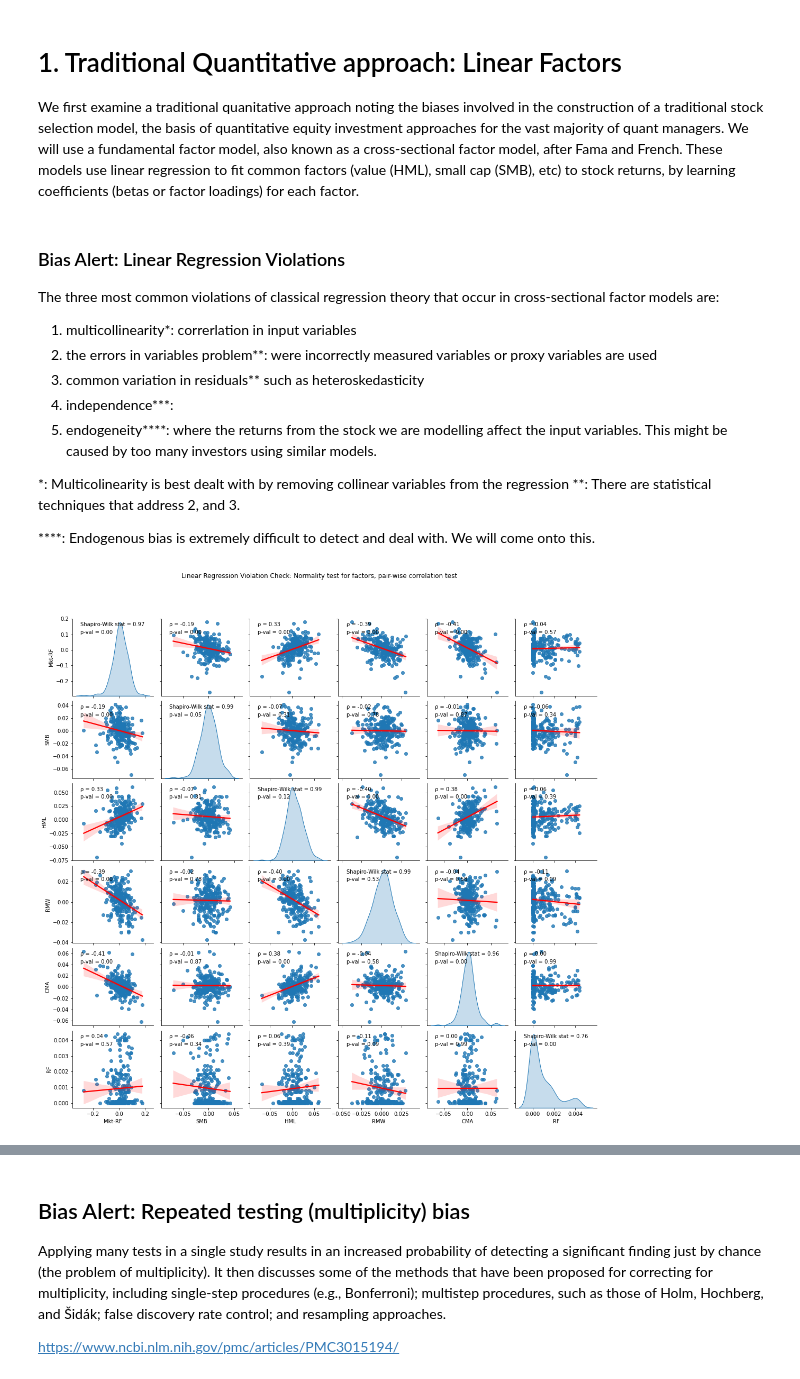
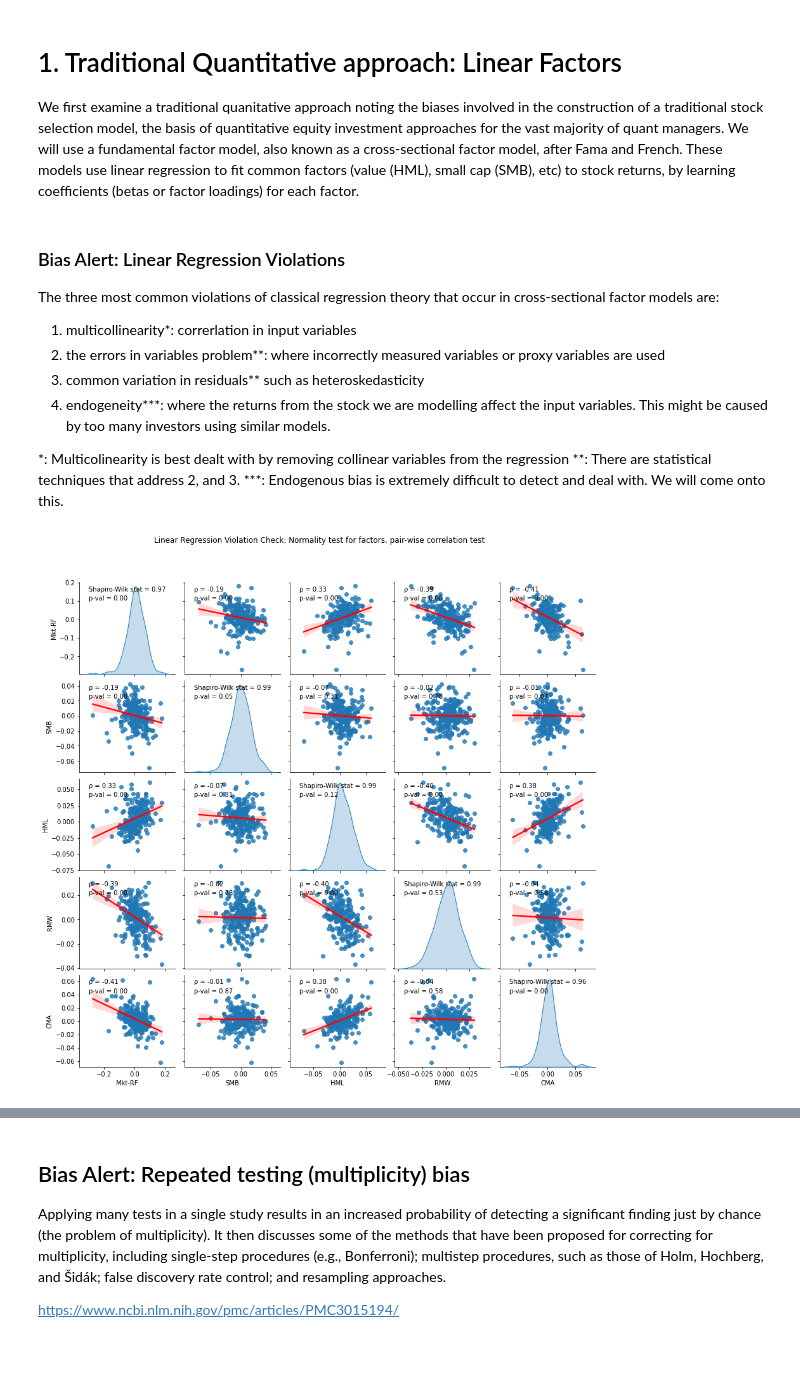
Before and after one commit to danphilps/Investment-SAI, a Jupyter notebook: M6_Investment.ipynb, the cells around one changed output, grey strips where cells are left out. Drawn from its saved outputs; the diff is of its cells as text; code cells hidden in the pictures; blank space fills up the shorter version.

```diff
--- a/M6_Investment.ipynb
+++ b/M6_Investment.ipynb
@@ -143,0 +120,7 @@ df_ff_factors.head()
+# %%
+# Separate RF from the Factor DataFrame
+df_tb3ms = df_ff_factors[['RF']]
+df_ff_factors = df_ff_factors.drop(columns='RF')
+
+#Check...
+df_tb3ms.head()
@@ -144,17 +135,16 @@ df_ff_factors.head()
 # %%
 # Get security returns sorted and transposed...
 # separate the security static data into another DataFrame
-df_sec_static = df_sec_rets[['TICKER','NAME','SECTOR','COUNTRY']]
+df_sec_static = df_sec_rets[['TICKER','NAME','SECTOR','COUNTRY']].transpose()
 # Remove static data from the returns data frame
 df_sec_rets = df_sec_rets.drop(['NAME','SECTOR','COUNTRY'], axis=1)
-# Set row Index as TICKER...
-df_sec_rets = df_sec_rets.set_index('TICKER')
+# Transpose to dates rows, securities columns
+df_sec_rets = df_sec_rets.transpose()
+# Set columns as TICKER
+df_sec_rets.columns = df_sec_rets.iloc[0,:]
+df_sec_rets = df_sec_rets.iloc[1:,:]
+# Row index, dates to integer values
+df_sec_rets.index = df_sec_rets.index.astype(int)
 
-# Set columns as int type (they are actually dates)
-df_sec_rets.columns = df_sec_rets.columns.astype(int)
-# Force type to float
-df_sec_rets = df_sec_rets.astype(dtype=float)
-
-#Check...
-df_sec_rets.head()
+df_sec_rets
 # %% [output]
@@ -186,21 +180,21 @@ Enforce the end and start dates and ensure date alignment across all data we are
 # %%
 # Enforce the end date...
 # Get the end_date that we will use, this will be the study end date...
-end_date = min([max(df_tb3ms.columns), max(df_ff_factors.columns), max(df_sec_rets.columns)])
+end_date = min([max(df_tb3ms.index.astype(int)), max(df_ff_factors.index.astype(int)), max(df_sec_rets.index.astype(int))])
 
 # Remove all date columns after the end_date
-df_tb3ms = df_tb3ms.drop(columns=df_tb3ms.columns[df_tb3ms.columns > end_date])
-df_ff_factors = df_ff_factors.drop(columns=df_ff_factors.columns[df_ff_factors.columns > end_date])
-df_sec_rets = df_sec_rets.drop(columns=df_sec_rets.columns[df_sec_rets.columns > end_date])
+df_tb3ms = df_tb3ms.drop(index=df_tb3ms.index[df_tb3ms.index.astype(int) > end_date])
+df_ff_factors = df_ff_factors.drop(index=df_ff_factors.index[df_ff_factors.index.astype(int) > end_date])
+df_sec_rets = df_sec_rets.drop(index=df_sec_rets.index[df_sec_rets.index.astype(int) > end_date])
 
 # Enforce the start date...
 # Get the start_date that we will use, this will be the study start date...
-start_date = max([min(df_tb3ms.columns), min(df_ff_factors.columns), min(df_sec_rets.columns)])
+start_date = max([min(df_tb3ms.index.astype(int)), min(df_ff_factors.index.astype(int)), min(df_sec_rets.index.astype(int))])
 
 # Remove all date columns after the end_date
-df_tb3ms = df_tb3ms.drop(columns=df_tb3ms.columns[df_tb3ms.columns < start_date])
-df_ff_factors = df_ff_factors.drop(columns=df_ff_factors.columns[df_ff_factors.columns < start_date])
-df_sec_rets = df_sec_rets.drop(columns=df_sec_rets.columns[df_sec_rets.columns < start_date])
+df_tb3ms = df_tb3ms.drop(index=df_tb3ms.index[df_tb3ms.index.astype(int) < start_date])
+df_ff_factors = df_ff_factors.drop(index=df_ff_factors.index[df_ff_factors.index.astype(int) < start_date])
+df_sec_rets = df_sec_rets.drop(index=df_sec_rets.index[df_sec_rets.index.astype(int) < start_date])
 # %% [markdown]
 Sanity check you data for errors and (silly) mistakes. Eye ball the distributions and correlations too. Here are some of the checks you can do.
 
@@ -259,15 +253,13 @@ from sklearn.metrics import mean_squared_error
 The three most common violations of classical regression theory that occur in cross-sectional factor models are:
 
 1. multicollinearity*: correrlation in input variables
-2. the errors in variables problem**: were incorrectly measured variables or proxy variables are used
+2. the errors in variables problem**: where incorrectly measured variables or proxy variables are used
 3. common variation in residuals** such as heteroskedasticity
-4. independence***:
-5. endogeneity****: where the returns from the stock we are modelling affect the input variables. This might be caused by too many investors using similar models.
+4. endogeneity***: where the returns from the stock we are modelling affect the input variables. This might be caused by too many investors using similar models.
 
 *: Multicolinearity is best dealt with by removing collinear variables from the regression
 **: There are statistical techniques that address 2, and 3.
-
-****: Endogenous bias is extremely difficult to detect and deal with. We will come onto this.
+***: Endogenous bias is extremely difficult to detect and deal with. We will come onto this.
 # %%
 # 4: Eye ball the distributions...
 import seaborn as sns
@@ -281,32 +273,32 @@ def R2func(x, y, hue=None, ax=None, **kws):
     """Plot the correlation coefficient in the top left hand corner of a plot."""
     _, _, r, p, _ = stats.linregress(x, y)
     ax = ax or plt.gca()
     ax.annotate(f'ρ = {r:.2f}', xy=(.1, .9), xycoords=ax.transAxes)
     ax.annotate(f'p-val = {p:.2f}', xy=(.1, .8), xycoords=ax.transAxes)
 
 # Function we will call to add normality test stat and p-val to diagnonal cells of pair plot
 # Note that inputs to linear regression are not required to be normally distributed.
 def normalityfunc(x, hue=None, ax=None, **kws):
     """Plot the Shapiro Wilk p-value in the top left hand corner of diagonal cells."""
     stat, p = shapiro(x)
     ax = ax or plt.gca()
     ax.annotate(f'Shapiro-Wilk stat = {stat:.2f}', xy=(.1, .9), xycoords=ax.transAxes)
     ax.annotate(f'p-val = {p:.2f}', xy=(.1, .8), xycoords=ax.transAxes)
 
 # Generate pairplot
-pp = sns.pairplot(df_ff_factors.transpose(), kind='reg', diag_kind='kde',
+pp = sns.pairplot(df_ff_factors, kind='reg', diag_kind='kde',
              plot_kws={'line_kws':{'color':'red'}})
 
 # Run the R2func for all off diagnonal cells, and normalityfunc for the diagonal ones...
 pp.map_lower(R2func)
 pp.map_upper(R2func)
 pp.map_diag(normalityfunc)
 
 # Title...
 pp.fig.subplots_adjust(top=0.9) # adjust the Figure in rp
 
 pp.fig.suptitle('Linear Regression Violation Check: Normality test for factors, pair-wise correlation test')
 
 plt.show()
 # %% [output]
-[figure, old version]
+[figure, new version]
```
Also changed, not shown: parts of 15 cells of this notebook.
